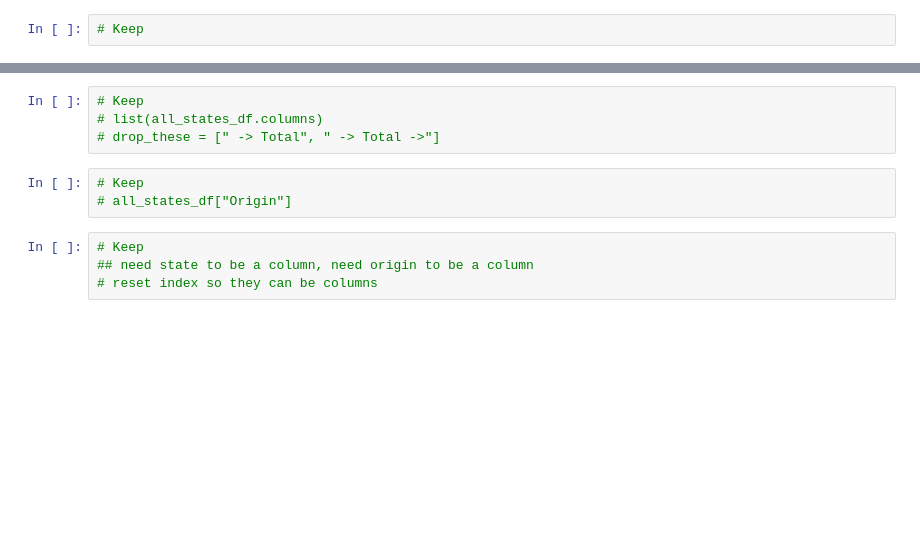
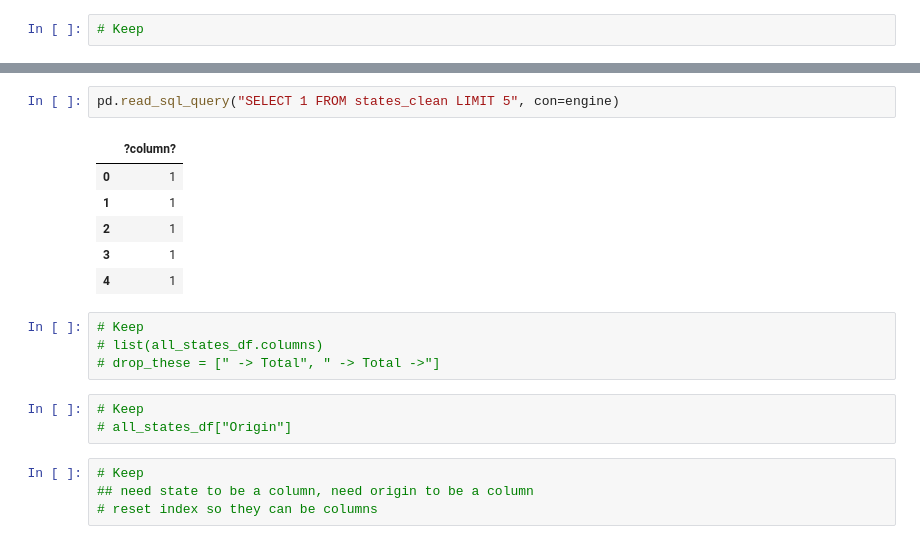
Before and after one commit to aliciasply/InterState-Migration, a Jupyter notebook: Code/state_dataset_transform.ipynb, the cells around one changed output, grey strips where cells are left out. Drawn from its saved outputs; the diff is of its cells as text; blank space fills up the shorter version.

```diff
--- a/Code/state_dataset_transform.ipynb
+++ b/Code/state_dataset_transform.ipynb
@@ -301,3 +319,12 @@ df2.loc["Alabama"]
+# %%
+pd.read_sql_query("SELECT 1 FROM states_clean LIMIT 5", con=engine)
+# %% [output]
+|  | ?column? |
+| 0 | 1 |
+| 1 | 1 |
+| 2 | 1 |
+| 3 | 1 |
+| 4 | 1 |
 # %%
 # Keep
 # list(all_states_df.columns)
```
Also changed, not shown: parts of 13 cells of this notebook.
